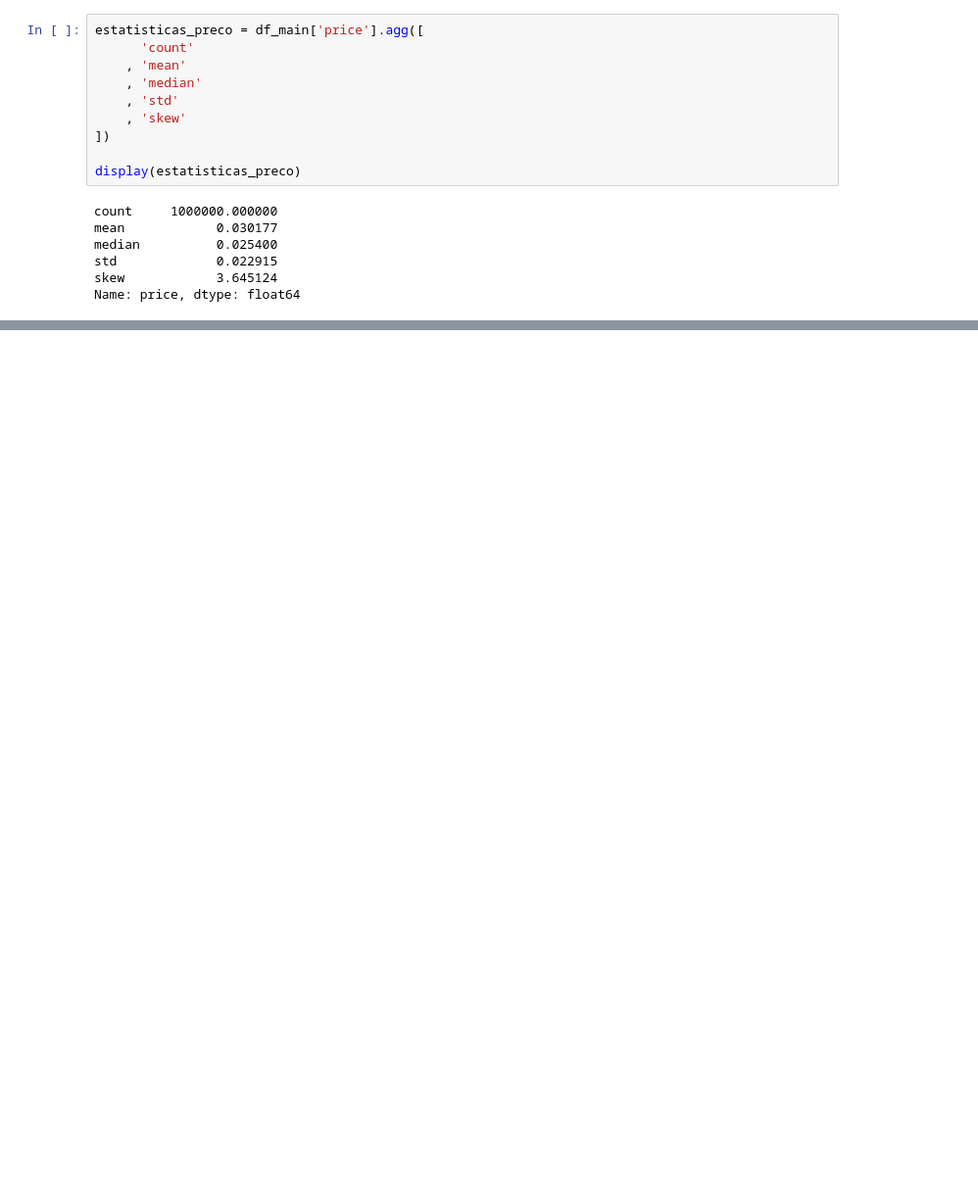
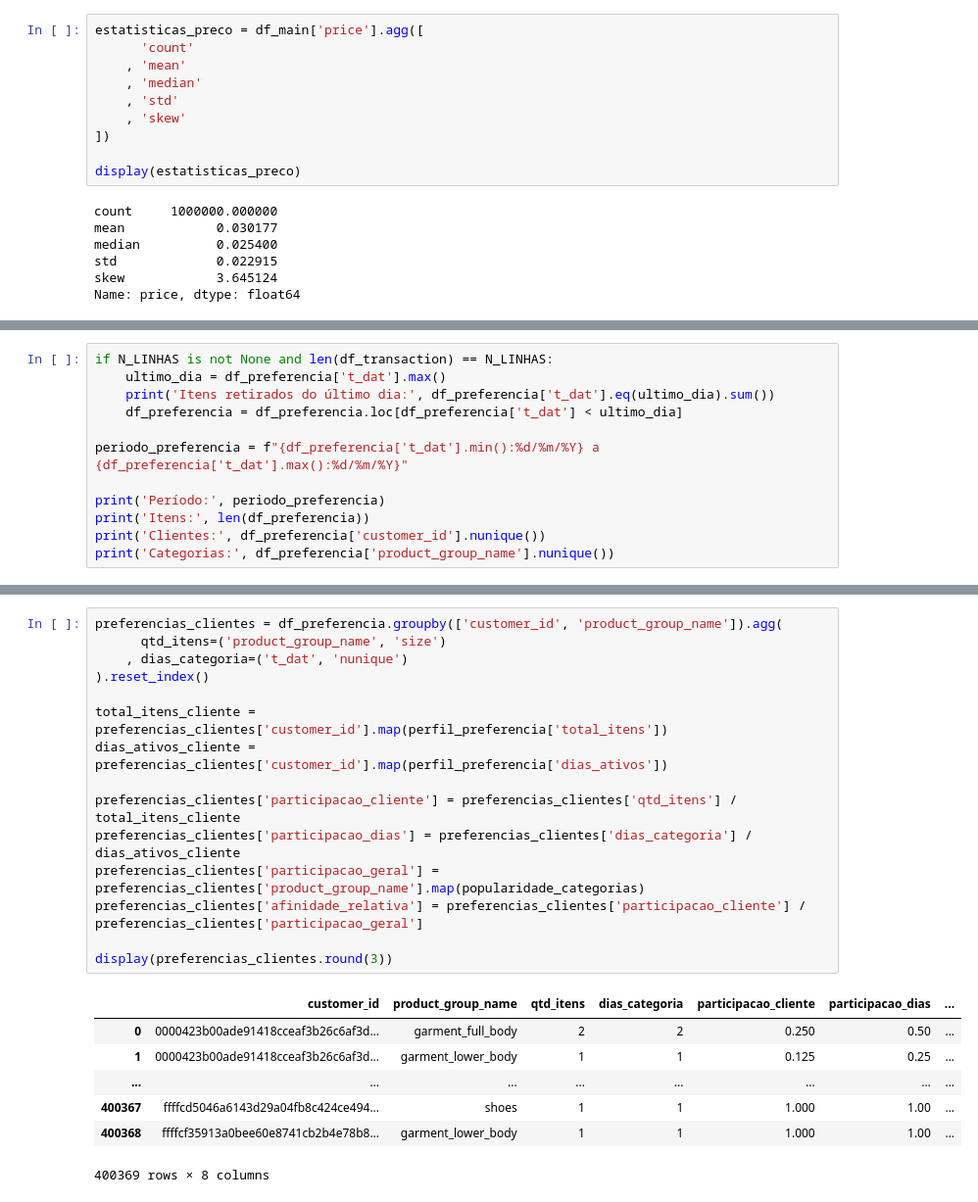
Before and after one commit to IgorSantFerreira/hm-fashion-recommender, a Jupyter notebook: etapa1.ipynb, the cells around one changed output, grey strips where cells are left out. Shown at 98% size. Cells and saved outputs as stored; diff of their text form; blank space fills up the shorter version.

```diff
--- a/etapa1.ipynb
+++ b/etapa1.ipynb
@@ -846,0 +391,12 @@ Nenhuma etapa aqui treina um modelo. `preferencias_clientes`, `matriz_preferenci
+# %%
+if N_LINHAS is not None and len(df_transaction) == N_LINHAS:
+    ultimo_dia = df_preferencia['t_dat'].max()
+    print('Itens retirados do último dia:', df_preferencia['t_dat'].eq(ultimo_dia).sum())
+    df_preferencia = df_preferencia.loc[df_preferencia['t_dat'] < ultimo_dia]
+
+periodo_preferencia = f"{df_preferencia['t_dat'].min():%d/%m/%Y} a {df_preferencia['t_dat'].max():%d/%m/%Y}"
+
+print('Período:', periodo_preferencia)
+print('Itens:', len(df_preferencia))
+print('Clientes:', df_preferencia['customer_id'].nunique())
+print('Categorias:', df_preferencia['product_group_name'].nunique())
@@ -846,0 +438,23 @@ Nenhuma etapa aqui treina um modelo. `preferencias_clientes`, `matriz_preferenci
+# %%
+preferencias_clientes = df_preferencia.groupby(['customer_id', 'product_group_name']).agg(
+      qtd_itens=('product_group_name', 'size')
+    , dias_categoria=('t_dat', 'nunique')
+).reset_index()
+
+total_itens_cliente = preferencias_clientes['customer_id'].map(perfil_preferencia['total_itens'])
+dias_ativos_cliente = preferencias_clientes['customer_id'].map(perfil_preferencia['dias_ativos'])
+
+preferencias_clientes['participacao_cliente'] = preferencias_clientes['qtd_itens'] / total_itens_cliente
+preferencias_clientes['participacao_dias'] = preferencias_clientes['dias_categoria'] / dias_ativos_cliente
+preferencias_clientes['participacao_geral'] = preferencias_clientes['product_group_name'].map(popularidade_categorias)
+preferencias_clientes['afinidade_relativa'] = preferencias_clientes['participacao_cliente'] / preferencias_clientes['participacao_geral']
+
+display(preferencias_clientes.round(3))
+# %% [output]
+|  | customer_id | product_group_name | qtd_itens | dias_categoria | participacao_cliente | participacao_dias | ... |
+| 0 | 0000423b00ade91418cceaf3b26c6af3d... | garment_full_body | 2 | 2 | 0.250 | 0.50 | ... |
+| 1 | 0000423b00ade91418cceaf3b26c6af3d... | garment_lower_body | 1 | 1 | 0.125 | 0.25 | ... |
+| ... | ... | ... | ... | ... | ... | ... | ... |
+| 400367 | ffffcd5046a6143d29a04fb8c424ce494... | shoes | 1 | 1 | 1.000 | 1.00 | ... |
+| 400368 | ffffcf35913a0bee60e8741cb2b4e78b8... | garment_lower_body | 1 | 1 | 1.000 | 1.00 | ... |
+400369 rows × 8 columns
```
Also changed, not shown: parts of 85 cells of this notebook, 2 other files.
